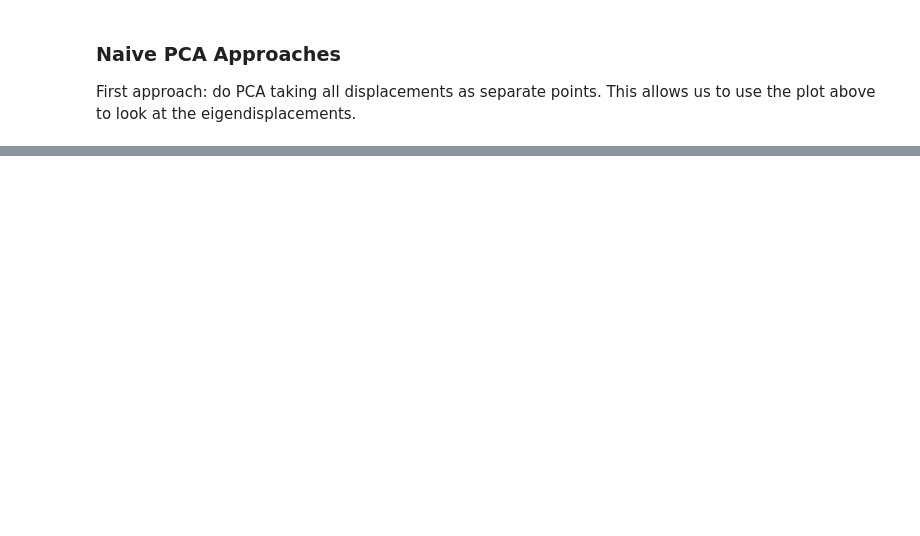
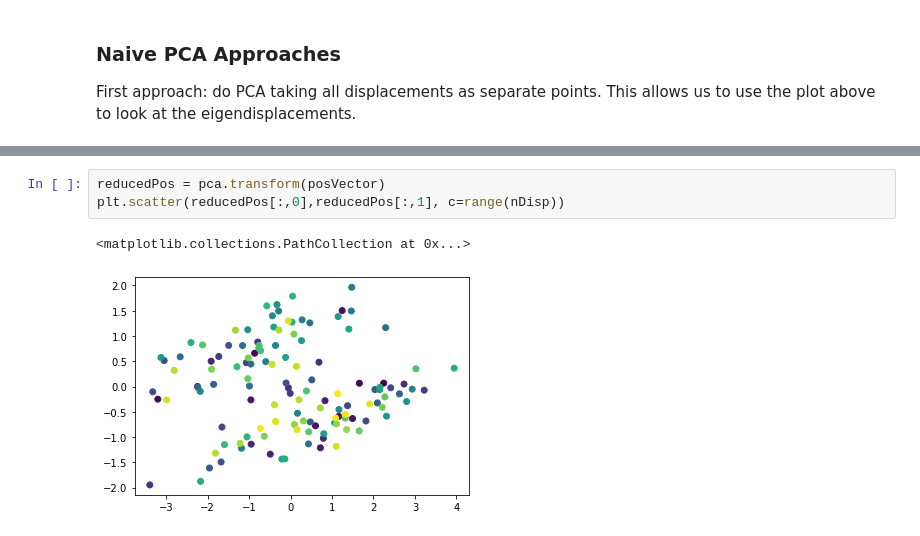
Before and after one commit to js-diaz/mllab-exercise-6-juan-sebastian-diaz-and-xenia-gerloff, a Jupyter notebook: Exercise-6.ipynb, the cells around one changed output, grey strips where cells are left out. Saved outputs shown, nothing was run; the diff lists cells and outputs as text; blank space fills up the shorter version.

```diff
--- a/Exercise-6.ipynb
+++ b/Exercise-6.ipynb
@@ -155,0 +218,6 @@ plt.scatter(reducedDisp[:,0],reducedDisp[:,1])
+# %%
+reducedPos = pca.transform(posVector)
+plt.scatter(reducedPos[:,0],reducedPos[:,1], c=range(nDisp))
+# %% [output]
+<matplotlib.collections.PathCollection at 0x...>
+[figure, added]
```
Also changed, not shown: parts of 16 cells of this notebook.
